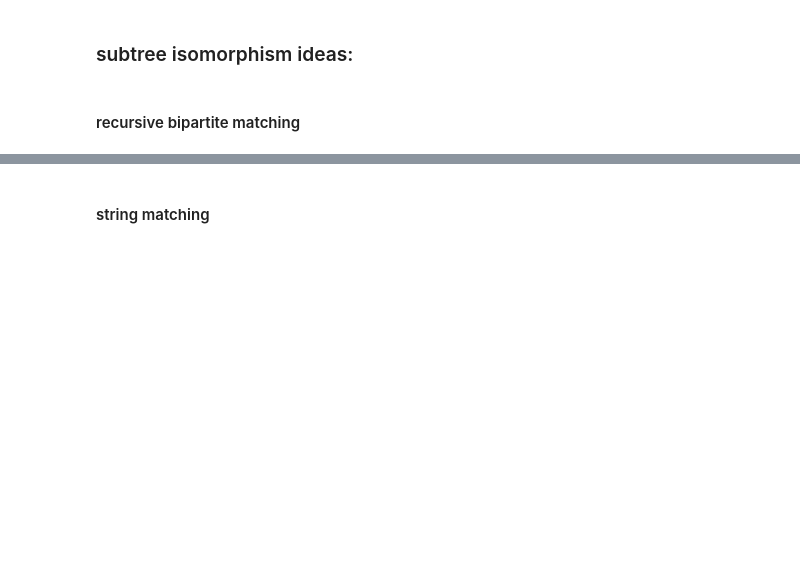
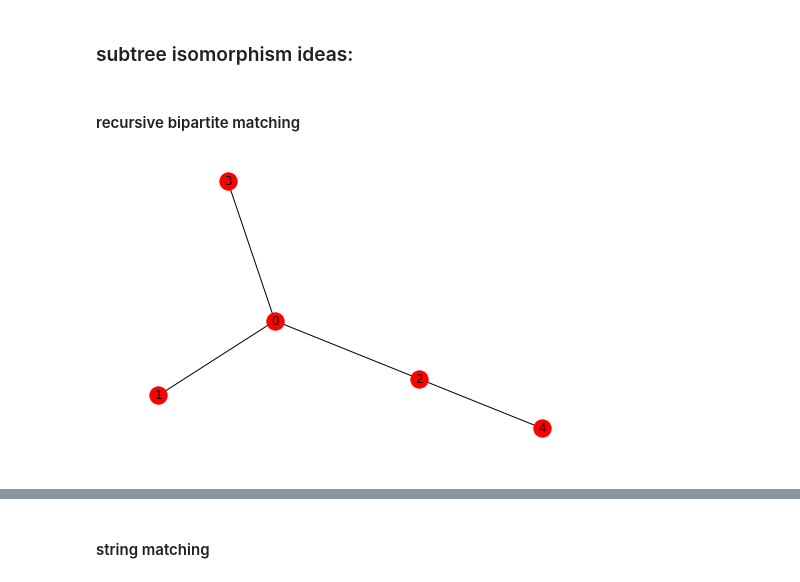
Before and after one commit to ta-rekt/motif-discovery, a Jupyter notebook: scratch/scratch.ipynb, the cells around one changed output, grey strips where cells are left out. Drawn from its saved outputs; the diff is of its cells as text; code cells hidden in the pictures; blank space fills up the shorter version.

```diff
--- a/scratch/scratch.ipynb
+++ b/scratch/scratch.ipynb
@@ -306,0 +421,7 @@ def recursiveBipartiteMatching(T, rootT, S, rootS):
+# %%
+T = randomTree(5, 2)
+S = randomTree(10, 2)
+
+nx.draw(T, with_labels=True)
+# %% [output]
+[figure, added]
```
Also changed, not shown: parts of 14 cells of this notebook, 2 other files.
